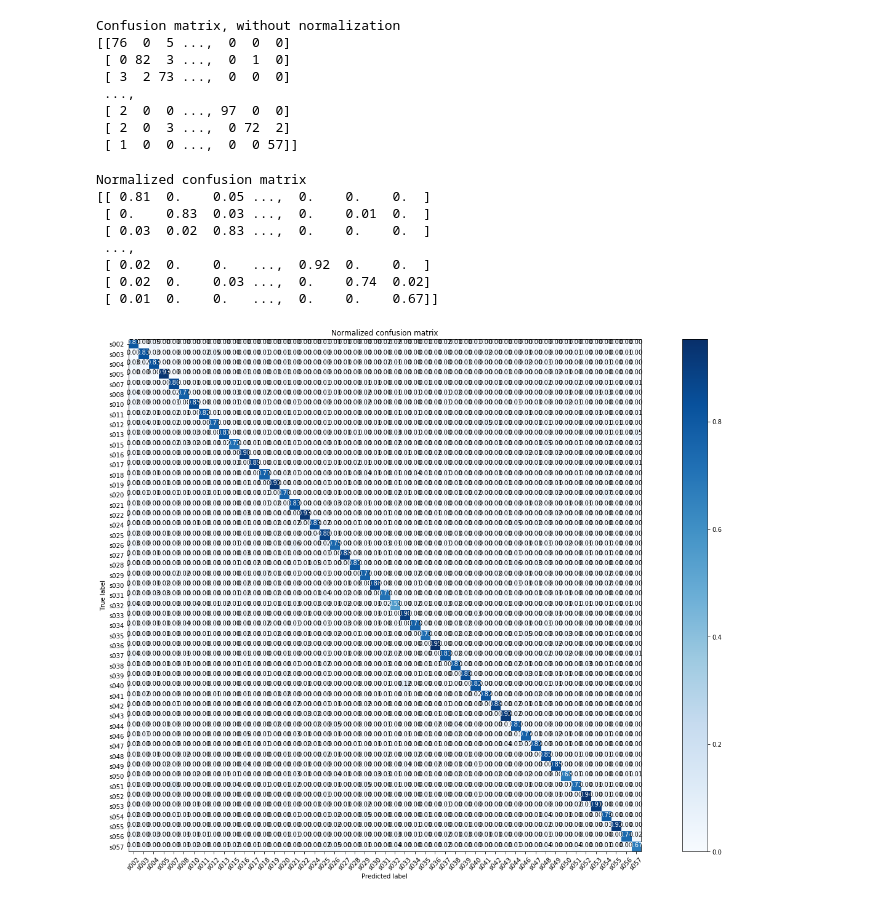
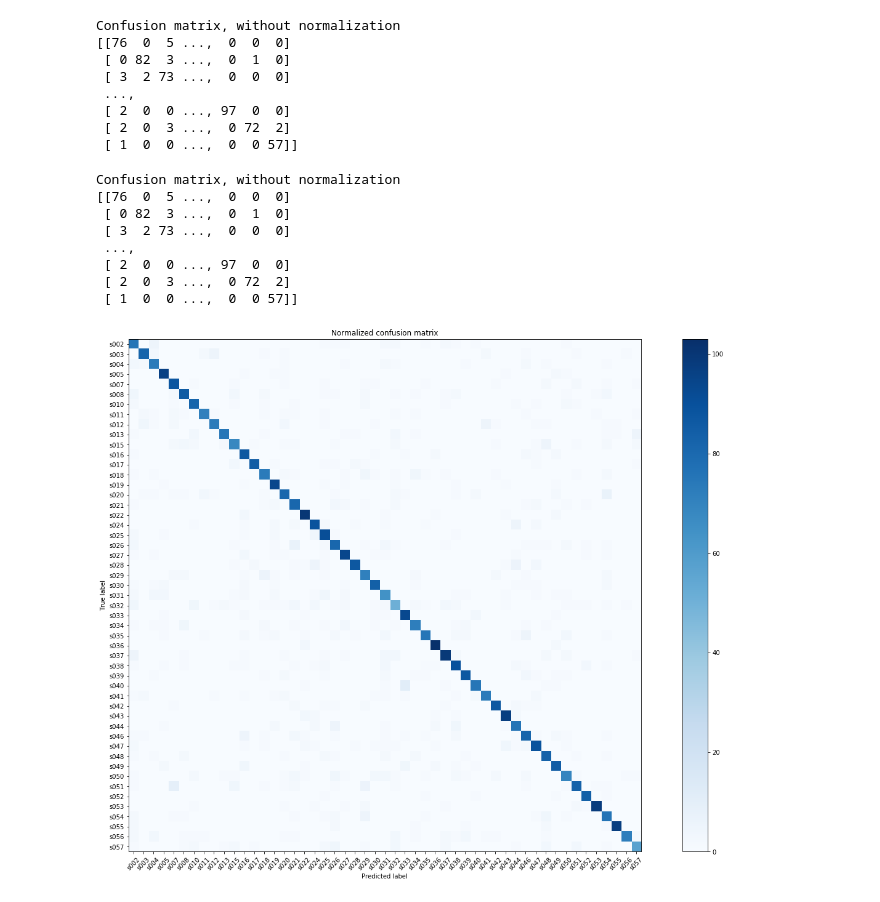
Before and after one commit to VitorScheffer/keystroke-dynamics-tcc, a Jupyter notebook: Notebooks/Matrix de confusao SVM.ipynb, the cells around one changed output. Drawn from its saved outputs; the diff is of its cells as text; code cells hidden in the pictures.

```diff
--- a/Notebooks/Matrix de confusao SVM.ipynb
+++ b/Notebooks/Matrix de confusao SVM.ipynb
@@ -64,10 +64,10 @@ def plot_confusion_matrix(cm, classes,
 
     fmt = '.2f' if normalize else 'd'
     thresh = cm.max() / 2.
-    for i, j in itertools.product(range(cm.shape[0]), range(cm.shape[1])):
-        plt.text(j, i, format(cm[i, j], fmt),
-                 horizontalalignment="center",
-                 color="white" if cm[i, j] > thresh else "black")
+   # for i, j in itertools.product(range(cm.shape[0]), range(cm.shape[1])):
+    #    plt.text(j, i, format(cm[i, j], fmt),
+     #            horizontalalignment="center",
+      #           color="white" if cm[i, j] > thresh else "black")
 
     plt.tight_layout()
     plt.ylabel('True label')
@@ -93,18 +93,18 @@ Confusion matrix, without normalization
 # %%
 # Plot normalized confusion matrix
 #plt.figure()
 plt.figure(figsize=(6*3.13,4*3.13))
-plot_confusion_matrix(cnf_matrix, classes=class_names, normalize=True,
+plot_confusion_matrix(cnf_matrix, classes=class_names, normalize=False,
                       title='Normalized confusion matrix')
 
 plt.show()
 # %% [output]
-Normalized confusion matrix
-[[ 0.81  0.    0.05 ...,  0.    0.    0.  ]
- [ 0.    0.83  0.03 ...,  0.    0.01  0.  ]
- [ 0.03  0.02  0.83 ...,  0.    0.    0.  ]
+Confusion matrix, without normalization
+[[76  0  5 ...,  0  0  0]
+ [ 0 82  3 ...,  0  1  0]
+ [ 3  2 73 ...,  0  0  0]
  ...,
- [ 0.02  0.    0.   ...,  0.92  0.    0.  ]
- [ 0.02  0.    0.03 ...,  0.    0.74  0.02]
- [ 0.01  0.    0.   ...,  0.    0.    0.67]]
+ [ 2  0  0 ..., 97  0  0]
+ [ 2  0  3 ...,  0 72  2]
+ [ 1  0  0 ...,  0  0 57]]
-[figure, old version]
+[figure, new version]
```
Also changed, not shown: 4 other files.
